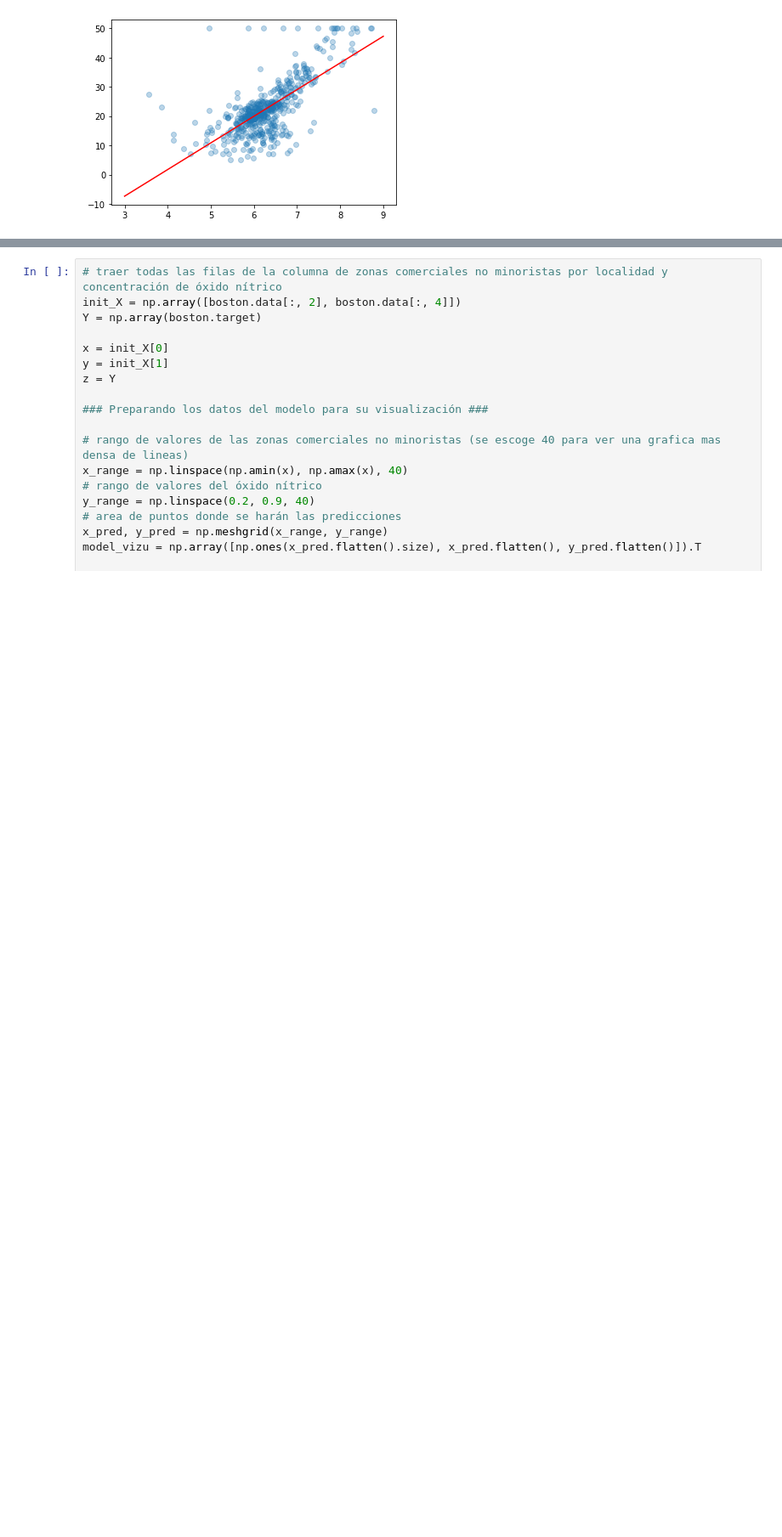
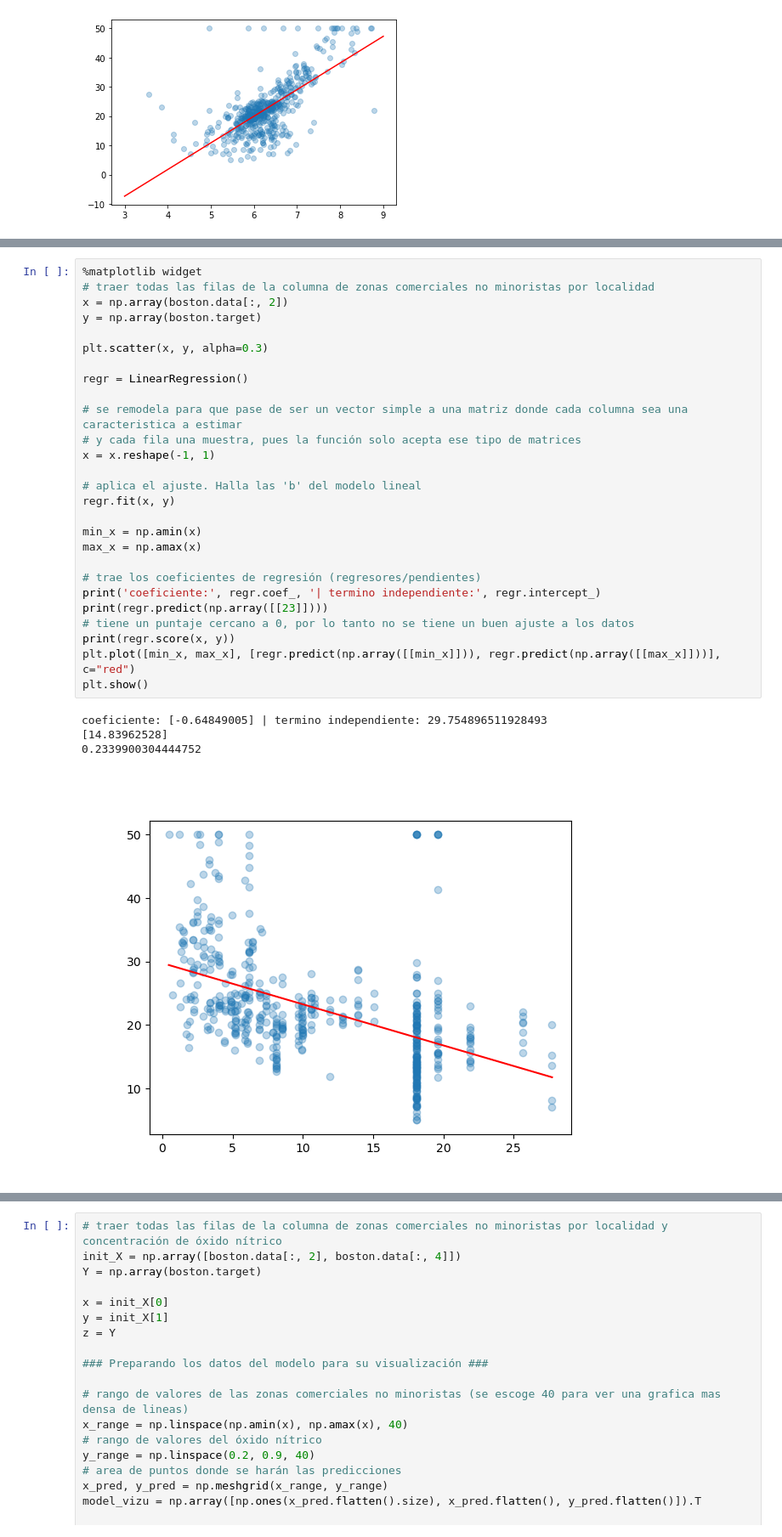
Before and after one commit to Luisxxx0/cosillas-ia, a Jupyter notebook: regresion_lineal.ipynb, the cells around one changed output, grey strips where cells are left out. Shown: that part at 85% size. Saved outputs shown, nothing was run; the diff lists cells and outputs as text; blank space fills up the shorter version.

Commit message:
mas información dada a la regresesión lineal

```diff
--- a/regresion_lineal.ipynb
+++ b/regresion_lineal.ipynb
@@ -164,3 +213,35 @@ plt.show()
+# %%
+%matplotlib widget
+# traer todas las filas de la columna de zonas comerciales no minoristas por localidad
+x = np.array(boston.data[:, 2])
+y = np.array(boston.target)
+
+plt.scatter(x, y, alpha=0.3)
+
+regr = LinearRegression()
+
+# se remodela para que pase de ser un vector simple a una matriz donde cada columna sea una caracteristica a estimar
+# y cada fila una muestra, pues la función solo acepta ese tipo de matrices
+x = x.reshape(-1, 1)
+
+# aplica el ajuste. Halla las 'b' del modelo lineal
+regr.fit(x, y)
+
+min_x = np.amin(x)
+max_x = np.amax(x)
+
+# trae los coeficientes de regresión (regresores/pendientes)
+print('coeficiente:', regr.coef_, '| termino independiente:', regr.intercept_)
+print(regr.predict(np.array([[23]])))
+# tiene un puntaje cercano a 0, por lo tanto no se tiene un buen ajuste a los datos
+print(regr.score(x, y))
+plt.plot([min_x, max_x], [regr.predict(np.array([[min_x]])), regr.predict(np.array([[max_x]]))], c="red")
+plt.show()
+# %% [output]
+coeficiente: [-0.64849005] | termino independiente: 29.754896511928493
+[14.83962528]
+0.2339900304444752
+[figure, added]
 # %% [markdown]
 # Regresión lineal múltiple
 
```
Also changed, not shown: parts of 9 cells of this notebook.
